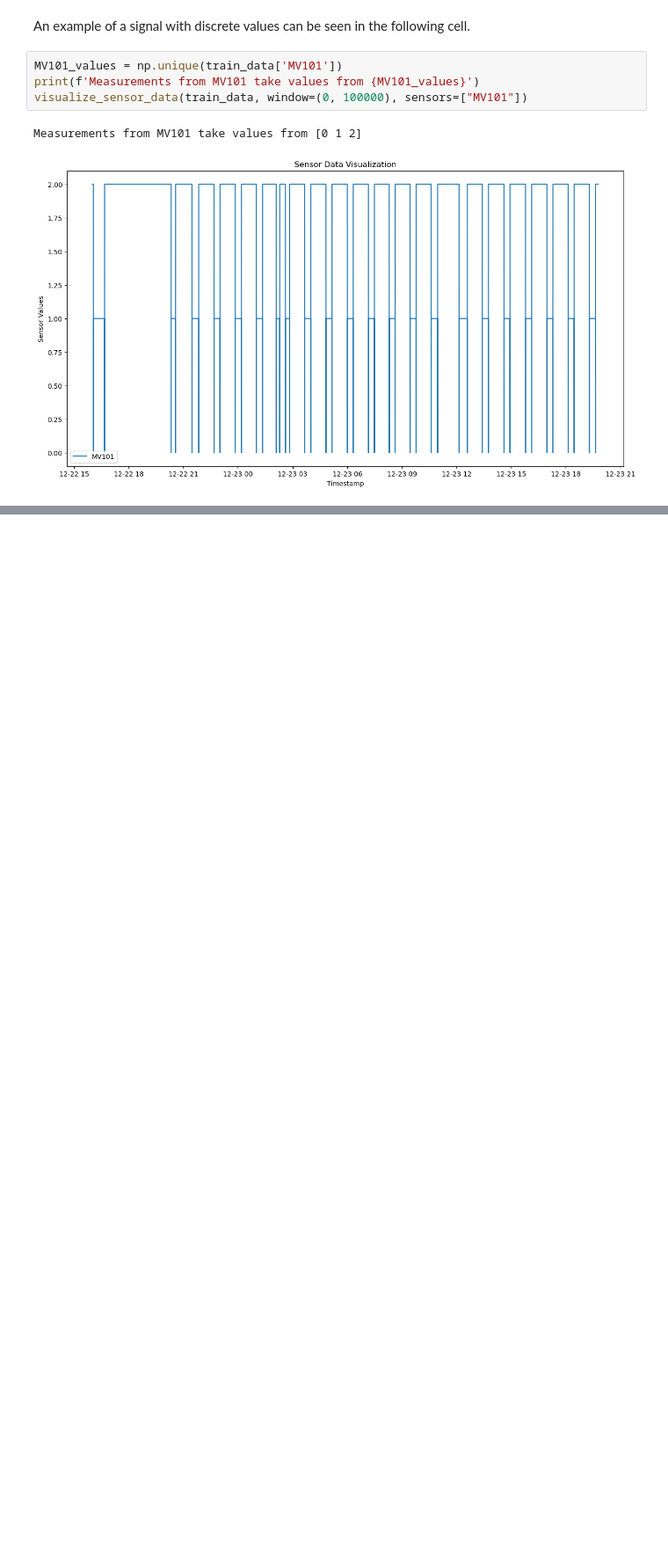
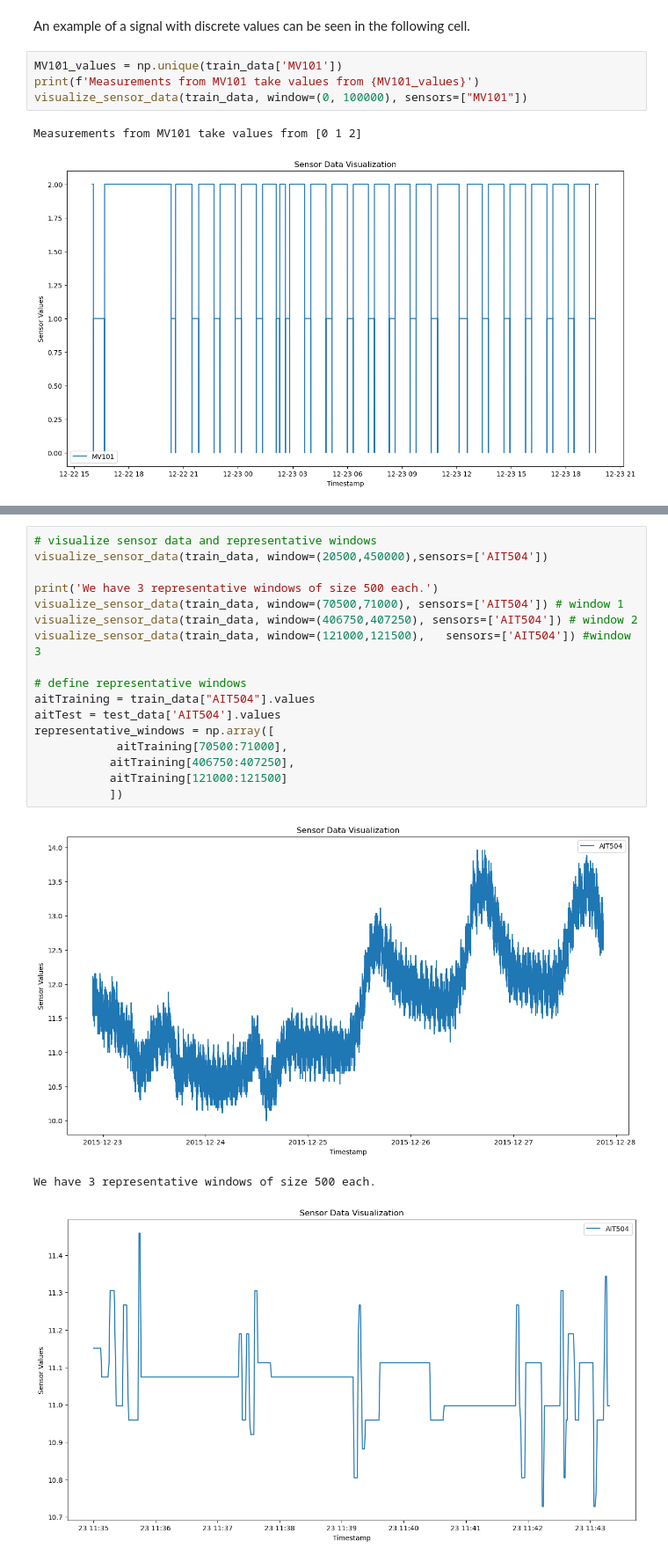
Before and after one commit to andreist3fan/vitejii-dm, a Jupyter notebook: Anomaly Detection.ipynb, the cells around one changed output, grey strips where cells are left out. Shown at 88% size. Saved outputs shown, nothing was run; the diff lists cells and outputs as text; blank space fills up the shorter version.

```diff
--- a/Anomaly Detection.ipynb
+++ b/Anomaly Detection.ipynb
@@ -204,0 +130,21 @@ KeyboardInterrupt:
+# %%
+# visualize sensor data and representative windows
+visualize_sensor_data(train_data, window=(20500,450000),sensors=['AIT504'])
+
+print('We have 3 representative windows of size 500 each.')
+visualize_sensor_data(train_data, window=(70500,71000), sensors=['AIT504']) # window 1
+visualize_sensor_data(train_data, window=(406750,407250), sensors=['AIT504']) # window 2
+visualize_sensor_data(train_data, window=(121000,121500),   sensors=['AIT504']) #window 3
+
+# define representative windows
+aitTraining = train_data["AIT504"].values
+aitTest = test_data['AIT504'].values
+representative_windows = np.array([
+            aitTraining[70500:71000],
+           aitTraining[406750:407250],
+           aitTraining[121000:121500]
+           ])
+# %% [output]
+[figure, added]
+We have 3 representative windows of size 500 each.
+[figure, added]
```
Also changed, not shown: parts of 12 cells of this notebook.
